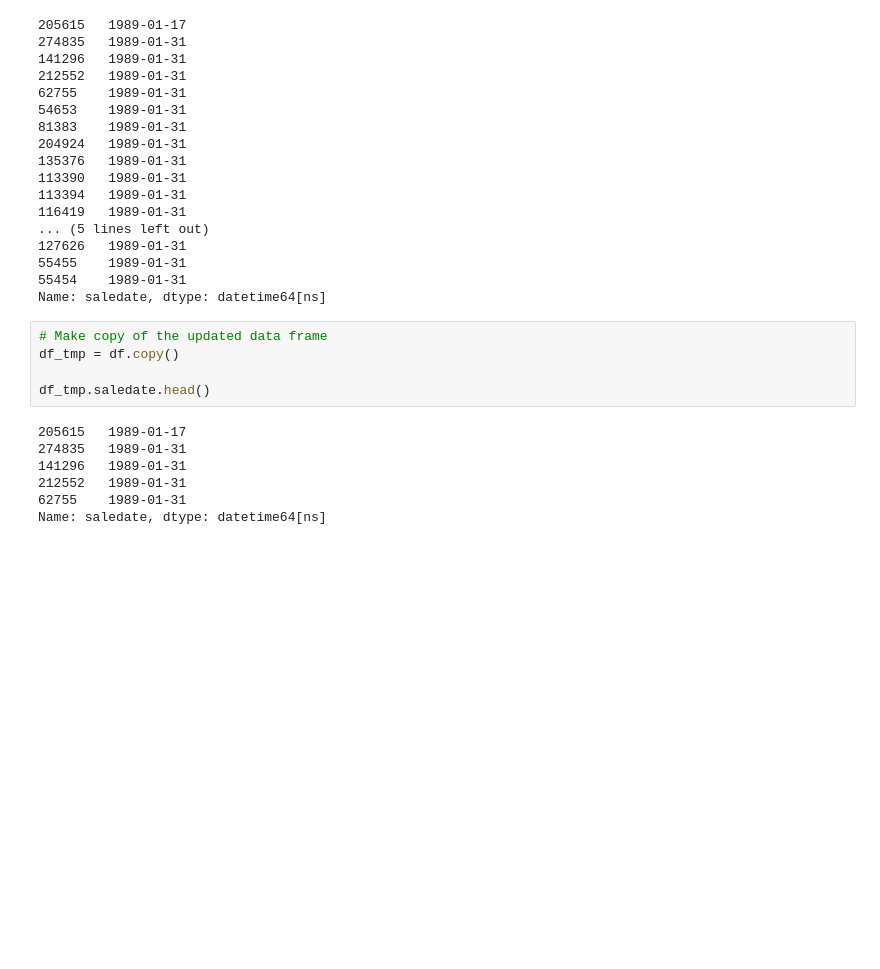
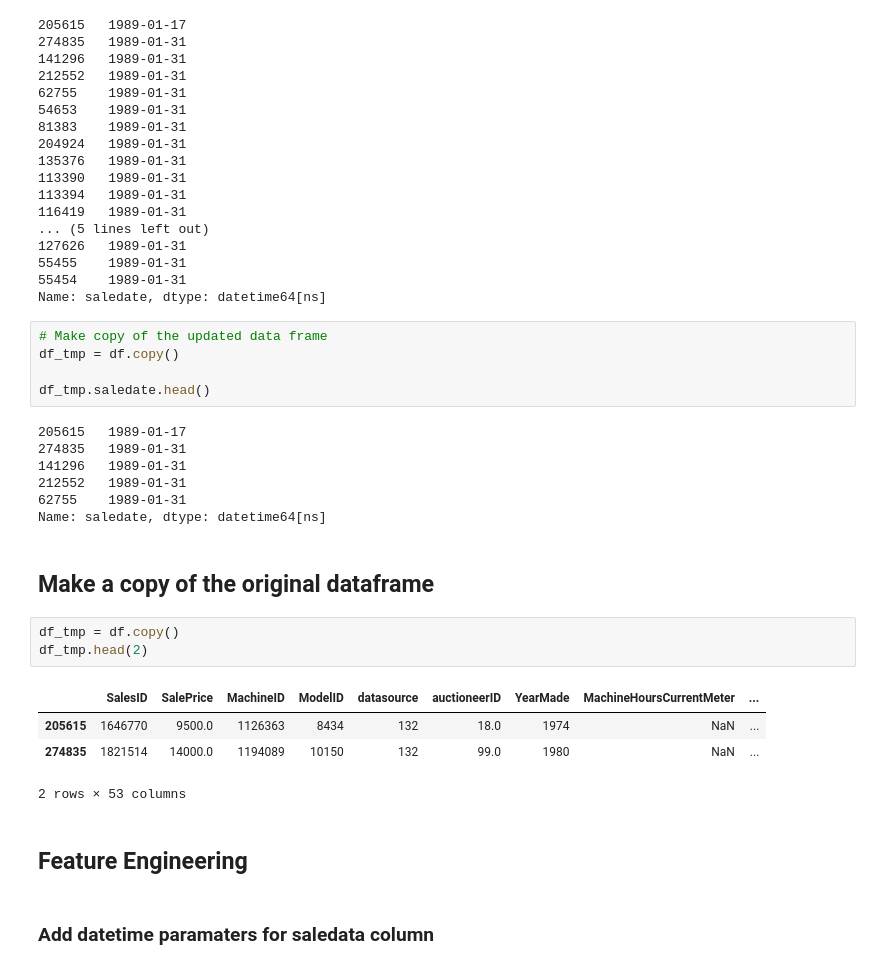
Before and after one commit to eRuaro/bulldozer-price-regression, a Jupyter notebook: End-end-bulldozer-regression.ipynb, the cells around one changed output. Cells and saved outputs as stored; diff of their text form; blank space fills up the shorter version.

Commit message:
started feature engineering

```diff
--- a/End-end-bulldozer-regression.ipynb
+++ b/End-end-bulldozer-regression.ipynb
@@ -194,3 +194,17 @@ df_tmp.saledate.head()
 212552   1989-01-31
 62755    1989-01-31
 Name: saledate, dtype: datetime64[ns]
+# %% [markdown]
+## Make a copy of the original dataframe
+# %%
+df_tmp = df.copy()
+df_tmp.head(2)
+# %% [output]
+|  | SalesID | SalePrice | MachineID | ModelID | datasource | auctioneerID | YearMade | MachineHoursCurrentMeter | ... |
+| 205615 | 1646770 | 9500.0 | 1126363 | 8434 | 132 | 18.0 | 1974 | NaN | ... |
+| 274835 | 1821514 | 14000.0 | 1194089 | 10150 | 132 | 99.0 | 1980 | NaN | ... |
+2 rows × 53 columns
+# %% [markdown]
+## Feature Engineering
+# %% [markdown]
+### Add datetime paramaters for saledata column
```
